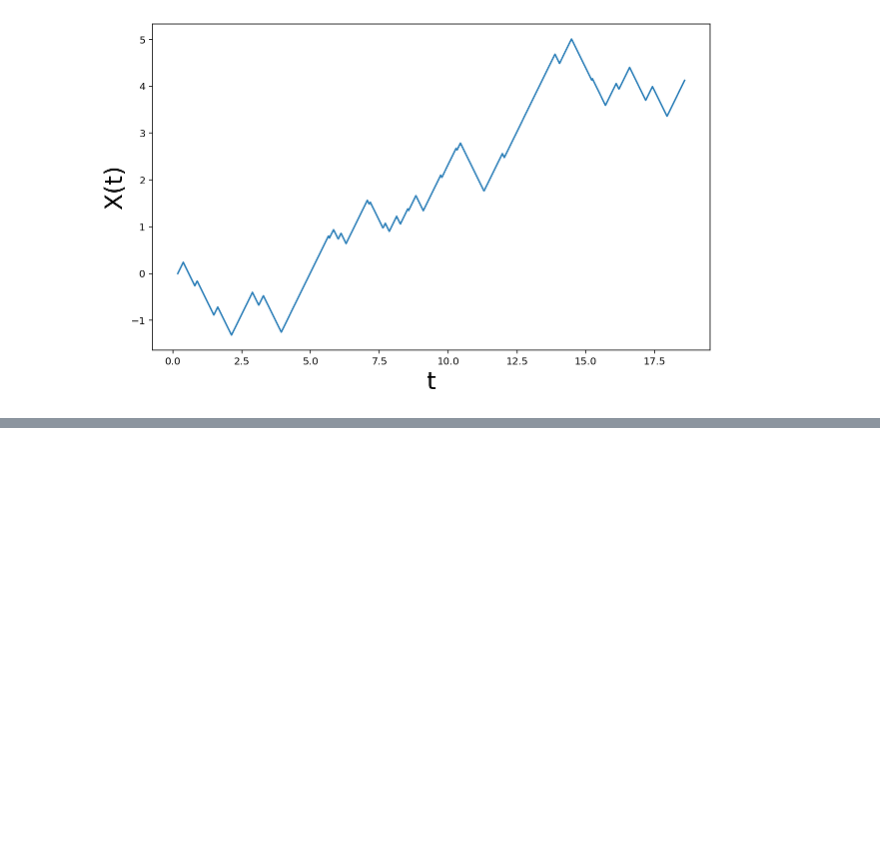
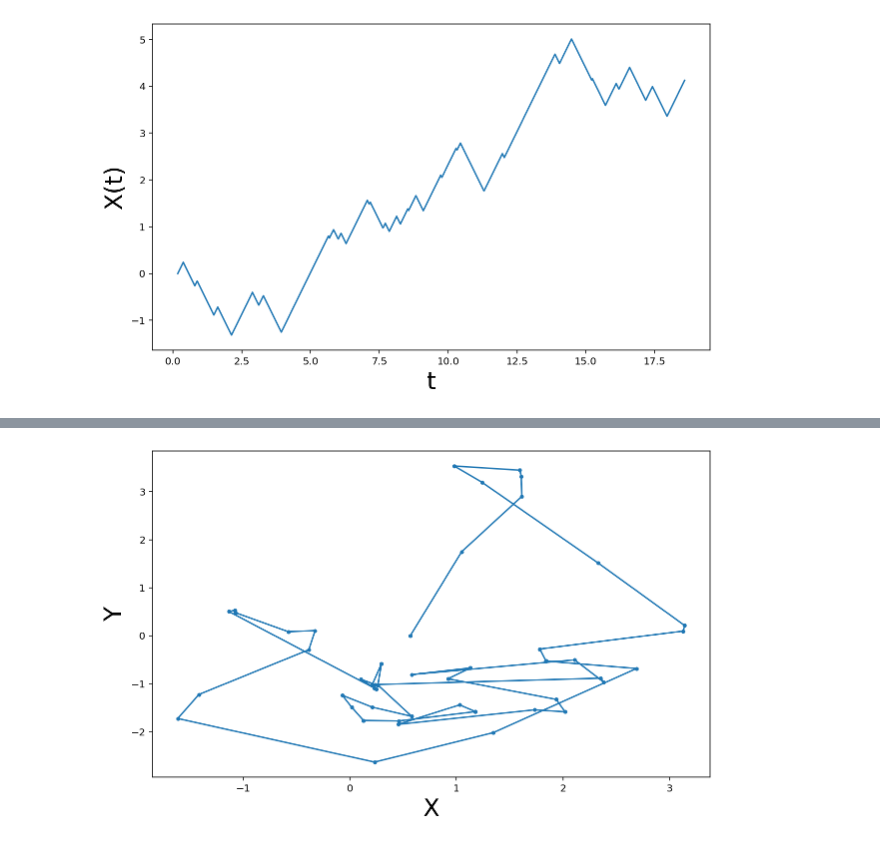
Before and after one commit to newby-jay/MATH371-Winter2020-JupyterNotebooks, a Jupyter notebook: Week 8.ipynb, the cells around one changed output, grey strips where cells are left out. Cells and saved outputs as stored; diff of their text form; code cells hidden in the pictures; blank space fills up the shorter version.

```diff
--- a/Week 8.ipynb
+++ b/Week 8.ipynb
@@ -91,0 +196,31 @@ ylabel('X(t)', fontsize=24);
+# %%
+r = 1.2
+alpha = 2.
+theta0 = 0 # initial direction of motion (in radians between 0 and 2*pi)
+x0 = 0.
+y0 = 0.
+Nsteps = 50
+T = zeros(Nsteps)
+T[0] = 0
+Theta = zeros(Nsteps)
+Theta[0] = n0
+X = zeros(Nsteps)
+X[0] = x0
+Y = zeros(Nsteps)
+Y[0] = y0
+for j in arange(Nsteps): ## compute the rate using if statement
+    theta = Theta[j-1]
+    u = rand(1)[0]
+    tau = -log(u)/alpha
+    T[j] = T[j-1] + tau ## t += tau is the same as t = t + tau
+    X[j] = X[j-1] + tau*(cos(theta)*r)
+    Y[j] = Y[j-1] + tau*(sin(theta)*r)
+    Theta[j] = 2*pi*rand(1) ## random direction uniformly distributed betwen 0 and 2*pi
+
+
+fig = figure(1, [10, 6])
+plot(X, Y, '.-')
+xlabel('X', fontsize=24)
+ylabel('Y', fontsize=24);
+# %% [output]
+[figure, added]
```
Also changed, not shown: parts of 14 cells of this notebook.
